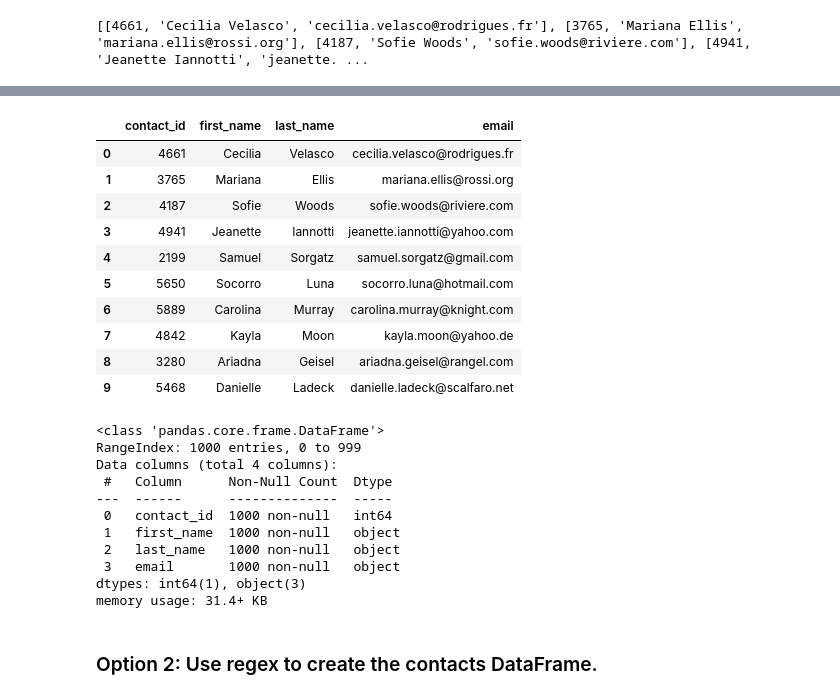
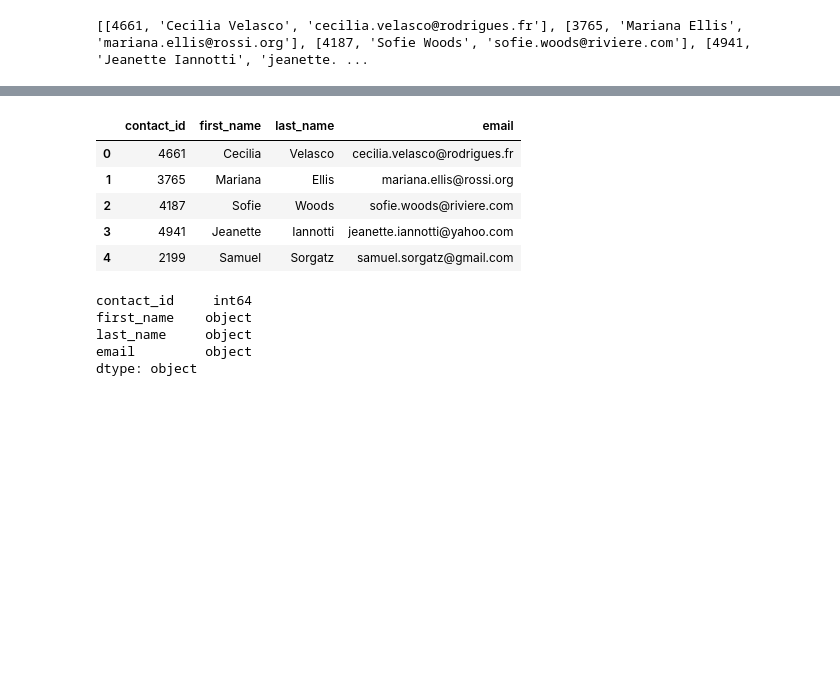
Before and after one commit to baltzelj/ETL_Mini_Project_starter_code_GBurlew_JBaltzell.ipynb, a Jupyter notebook: ETL_Mini_Project_Starter_Code.ipynb, the cells around one changed output, grey strips where cells are left out. Saved outputs shown, nothing was run; the diff lists cells and outputs as text; code cells hidden in the pictures; blank space fills up the shorter version.

Commit message:
final adjustments made for Option 1

```diff
--- a/ETL_Mini_Project_Starter_Code.ipynb
+++ b/ETL_Mini_Project_Starter_Code.ipynb
@@ -336,6 +336,6 @@ campaign_cleaned.to_csv("Resources/campaign.csv", index=False)
 ### Extract the contacts.xlsx Data.
 # %%
 # Read the data into a Pandas DataFrame. Use the `header=2` parameter when reading in the data.
-contact_info_df = pd.read_excel('Resources/contacts.xlsx', header=2)
+contact_info_df = pd.read_excel('Resources/contacts.xlsx', header=3)
 contact_info_df.head()
 # %% [output]
@@ -384,7 +361,9 @@ Name: 1000, dtype: object
 # Iterate through the contact_info_df and convert each row to a dictionary.
 import json
 dict_values = []
-
+for info in contact_info_df['contact_info']:
+    info = json.loads(info)
+    dict_values.append([info['contact_id'],info['name'],info['email']])
 
 # Print out the list of values for each row.
 print(dict_values)
@@ -393,6 +372,8 @@ print(dict_values)
 # %%
 # Create a contact_info DataFrame and add each list of values, i.e., each row
 # to the 'contact_id', 'name', 'email' columns.
+ci_df = pd.DataFrame(data=dict_values, columns=['contact_id', 'name', 'email'])
+ci_df
 # %% [output]
 |  | contact_id | name | email |
 | 0 | 4661 | Cecilia Velasco | cecilia.velasco@rodrigues.fr |
@@ -416,8 +399,10 @@ memory usage: 23.6+ KB
 # %%
 # Create a "first"name" and "last_name" column with the first and last names from the "name" column.
+ci_df[['first_name','last_name']] = ci_df['name'].str.split(' ', expand=True)
 
-
-# Drop the contact_name column
+# Drop column 'name'.
+ci_df = ci_df.drop(columns=['name'])
+ci_df
 # %% [output]
 |  | contact_id | email | first_name | last_name |
 | 0 | 4661 | cecilia.velasco@rodrigues.fr | Cecilia | Velasco |
@@ -433,33 +420,24 @@ memory usage: 23.6+ KB
 # %%
 # Reorder the columns
+ci_df = ci_df[['contact_id','first_name','last_name','email']]
+ci_df.head()
 # %% [output]
 |  | contact_id | first_name | last_name | email |
 | 0 | 4661 | Cecilia | Velasco | cecilia.velasco@rodrigues.fr |
 | 1 | 3765 | Mariana | Ellis | mariana.ellis@rossi.org |
 | 2 | 4187 | Sofie | Woods | sofie.woods@riviere.com |
 | 3 | 4941 | Jeanette | Iannotti | jeanette.iannotti@yahoo.com |
 | 4 | 2199 | Samuel | Sorgatz | samuel.sorgatz@gmail.com |
-| 5 | 5650 | Socorro | Luna | socorro.luna@hotmail.com |
-| 6 | 5889 | Carolina | Murray | carolina.murray@knight.com |
-| 7 | 4842 | Kayla | Moon | kayla.moon@yahoo.de |
-| 8 | 3280 | Ariadna | Geisel | ariadna.geisel@rangel.com |
-| 9 | 5468 | Danielle | Ladeck | danielle.ladeck@scalfaro.net |
 # %%
 # Check the datatypes one more time before exporting as CSV file.
+contacts_df_clean = ci_df
+contacts_df_clean.dtypes
 # %% [output]
-<class 'pandas.core.frame.DataFrame'>
-RangeIndex: 1000 entries, 0 to 999
-Data columns (total 4 columns):
- #   Column      Non-Null Count  Dtype
----  ------      --------------  -----
- 0   contact_id  1000 non-null   int64
- 1   first_name  1000 non-null   object
- 2   last_name   1000 non-null   object
- 3   email       1000 non-null   object
-dtypes: int64(1), object(3)
-memory usage: 31.4+ KB
+contact_id     int64
+first_name    object
+last_name     object
+email         object
+dtype: object
 # %%
 # Export the DataFrame as a CSV file.
 contacts_df_clean.to_csv("Resources/contacts.csv", encoding='utf8', index=False)
-# %% [markdown]
-### Option 2: Use regex to create the contacts DataFrame.
```
Also changed, not shown: parts of 17 cells of this notebook, 1 other file.
